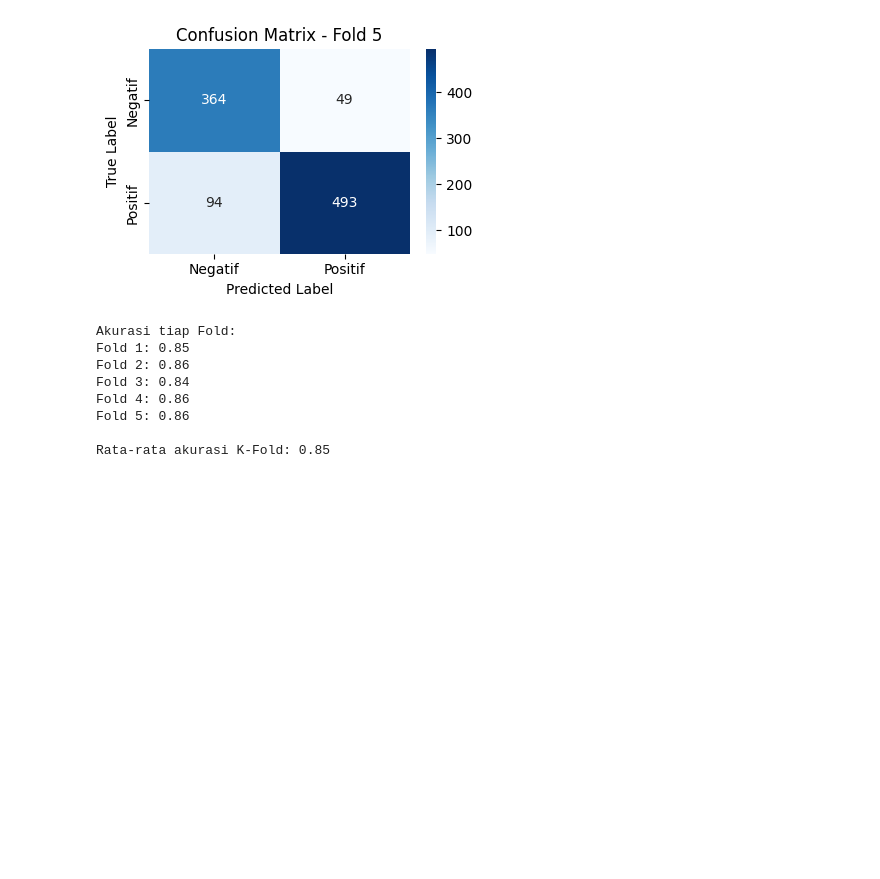
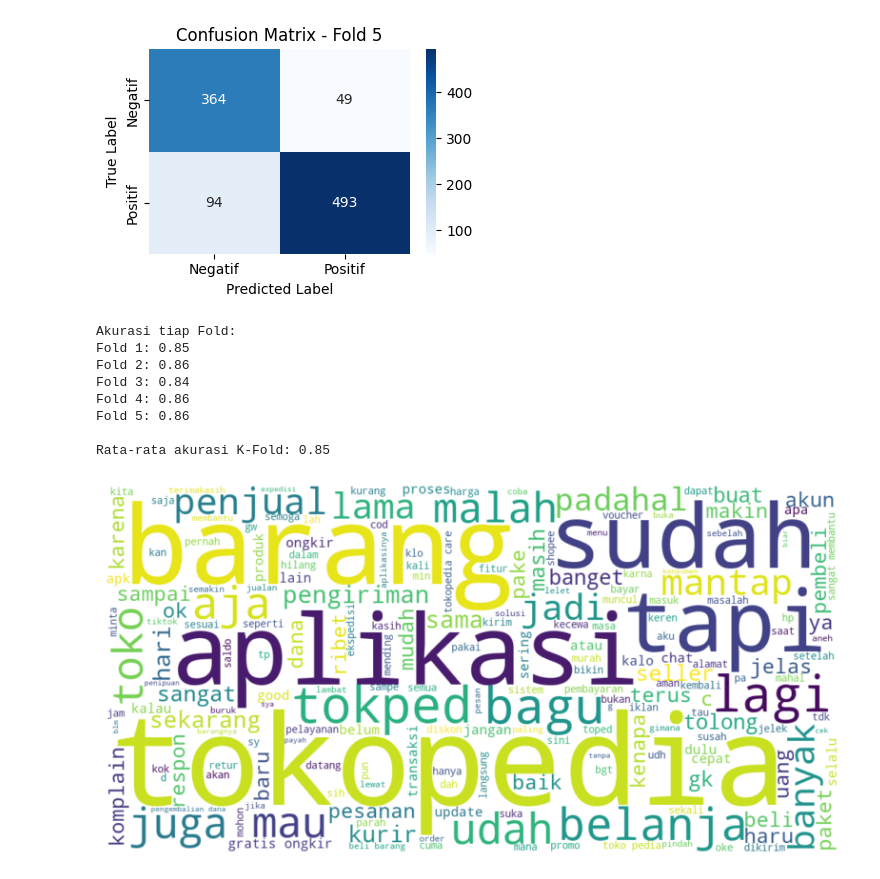
Before and after one commit to AzizImastara/sentiment-analysis-of-user-comments, a Jupyter notebook: svm_clean.ipynb, the cells around one changed output. Drawn from its saved outputs; the diff is of its cells as text; code cells hidden in the pictures; blank space fills up the shorter version.

Commit message:
add wordclouds

```diff
--- a/svm_clean.ipynb
+++ b/svm_clean.ipynb
@@ -173,3 +174,23 @@ Fold 4: 0.86
 Fold 5: 0.86
 
 Rata-rata akurasi K-Fold: 0.85
+# %%
+# === WordCloud dari seluruh review ===
+all_reviews = " ".join(df['content'].dropna())
+custom_stopwords = set(STOPWORDS).union({"yang", "dan", "untuk", "di", "ke", "dari", "tidak", "ada", "yg", "saya", "itu", "nya", "dengan", "pada", "ini", "bisa", "lebih", "gak", "ga"})
+
+wordcloud_all = WordCloud(
+    width=1000,
+    height=500,
+    background_color='white',
+    colormap='viridis',
+    stopwords=custom_stopwords
+).generate(all_reviews)
+
+plt.figure(figsize=(8, 6))
+plt.imshow(wordcloud_all, interpolation='bilinear')
+plt.axis('off')
+plt.tight_layout()
+plt.show()
+# %% [output]
+[figure, added]
```
Also changed, not shown: parts of 1 cell of this notebook.
